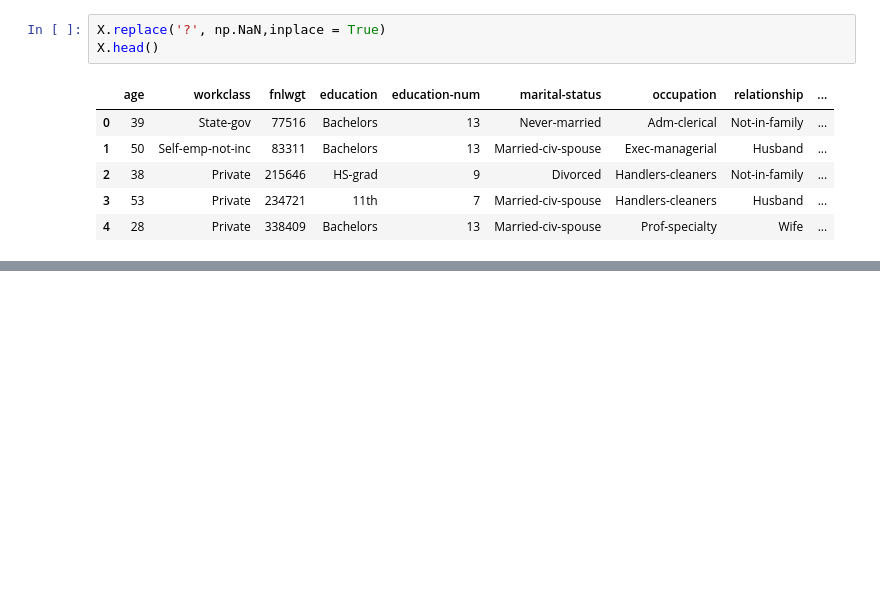
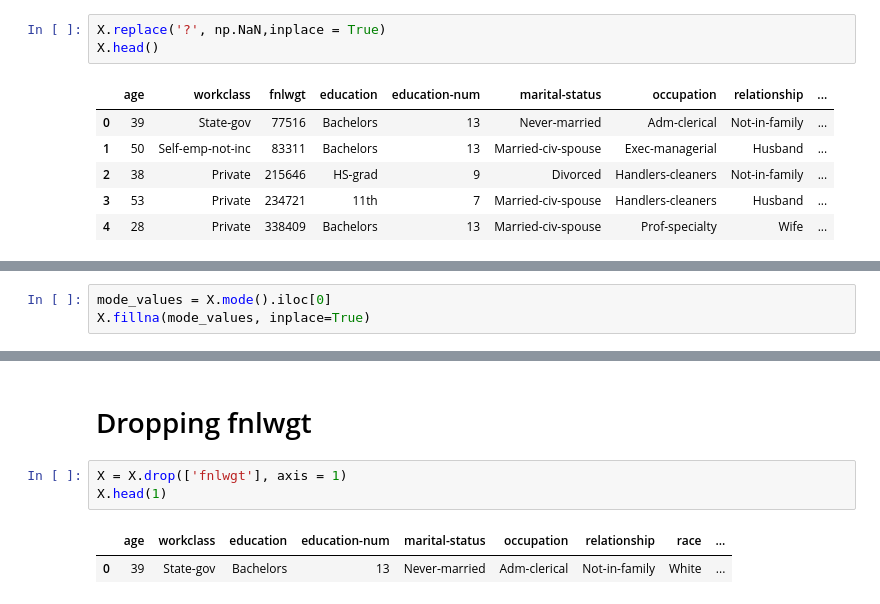
Before and after one commit to thenukii/ML-CW, a Jupyter notebook: DataPreProcessing.ipynb, the cells around one changed output, grey strips where cells are left out. Drawn from its saved outputs; the diff is of its cells as text; blank space fills up the shorter version.

Commit message:
Dropping fnlwgt

```diff
--- a/DataPreProcessing.ipynb
+++ b/DataPreProcessing.ipynb
@@ -170,0 +196,3 @@ X.head()
+# %%
+mode_values = X.mode().iloc[0]
+X.fillna(mode_values, inplace=True)
@@ -170,0 +221,8 @@ X.head()
+# %% [markdown]
+# Dropping fnlwgt
+# %%
+X = X.drop(['fnlwgt'], axis = 1)
+X.head(1)
+# %% [output]
+|  | age | workclass | education | education-num | marital-status | occupation | relationship | race | ... |
+| 0 | 39 | State-gov | Bachelors | 13 | Never-married | Adm-clerical | Not-in-family | White | ... |
```
Also changed, not shown: parts of 3 cells of this notebook.
